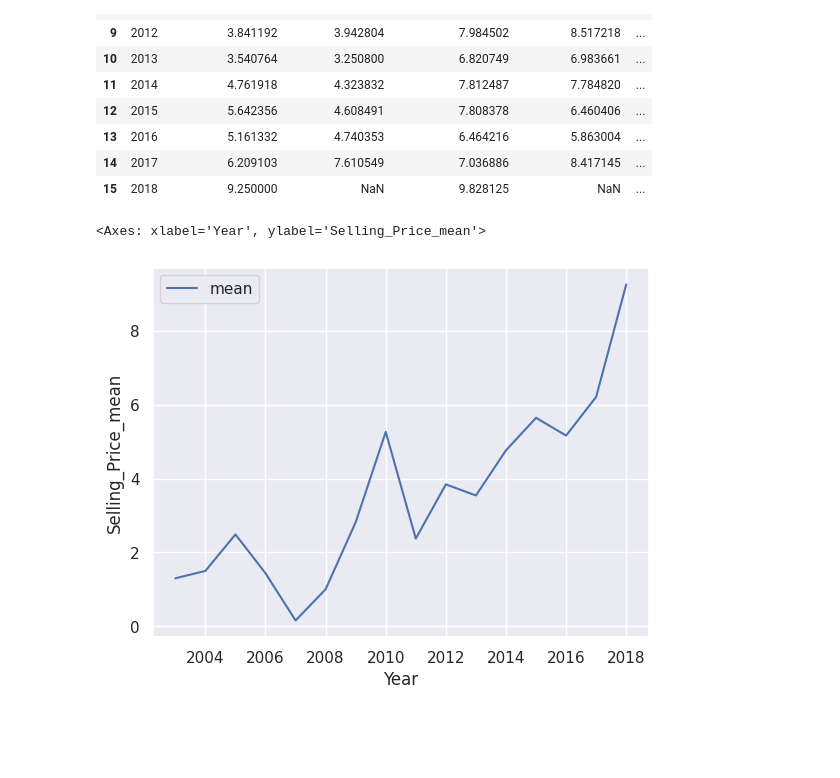
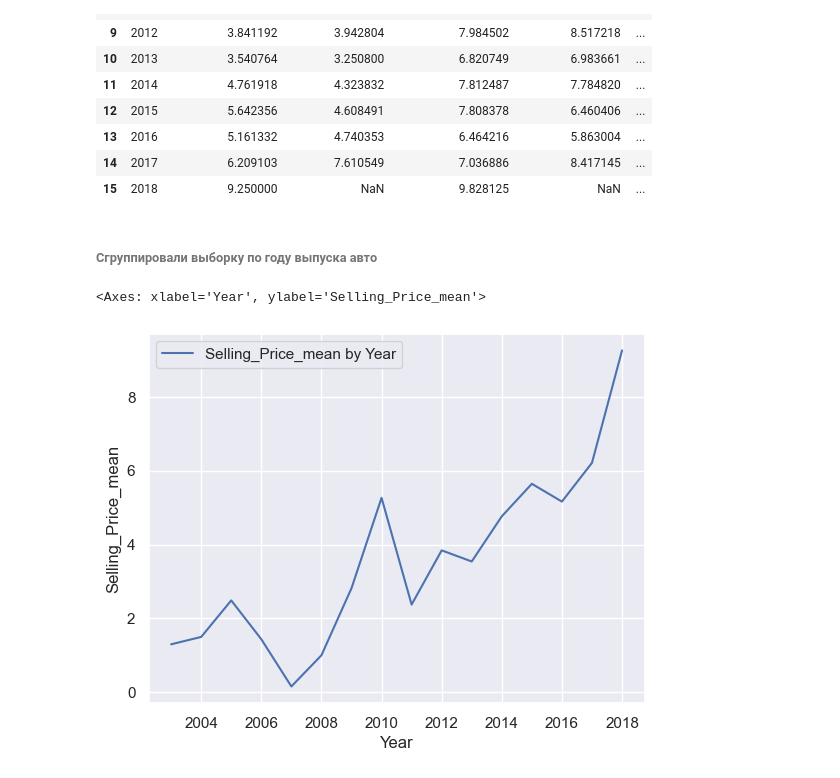
Before and after one commit to ShepelevDD/issProj, a Jupyter notebook: eda/eda.ipynb, the cells around one changed output. Cells and saved outputs as stored; diff of their text form; code cells hidden in the pictures; blank space fills up the shorter version.

```diff
--- a/eda/eda.ipynb
+++ b/eda/eda.ipynb
@@ -137,5 +145,0 @@ sns.displot(df, x='Selling_Price', bins=100, hue='Year', kde=True, log_scale=Tru
-# %%
-sns.set_theme(style="darkgrid")
-
-sns.lineplot(df, x="Driven_kms", y="Selling_Price"
-             )
@@ -211,8 +220,10 @@ aggregated_df
 | 13 | 2016 | 5.161332 | 4.740353 | 6.464216 | 5.863004 | ... |
 | 14 | 2017 | 6.209103 | 7.610549 | 7.036886 | 8.417145 | ... |
 | 15 | 2018 | 9.250000 | NaN | 9.828125 | NaN | ... |
+# %% [markdown]
+###### Сгруппировали выборку по году выпуска авто
 # %%
-sns.lineplot(aggregated_df,x='Year',y='Selling_Price_mean', label='mean')
+sns.lineplot(aggregated_df,x='Year',y='Selling_Price_mean', label='Selling_Price_mean by Year')
 # %% [output]
 <Axes: xlabel='Year', ylabel='Selling_Price_mean'>
-[figure, old version]
+[figure, new version]
```
Also changed, not shown: parts of 38 cells of this notebook.
